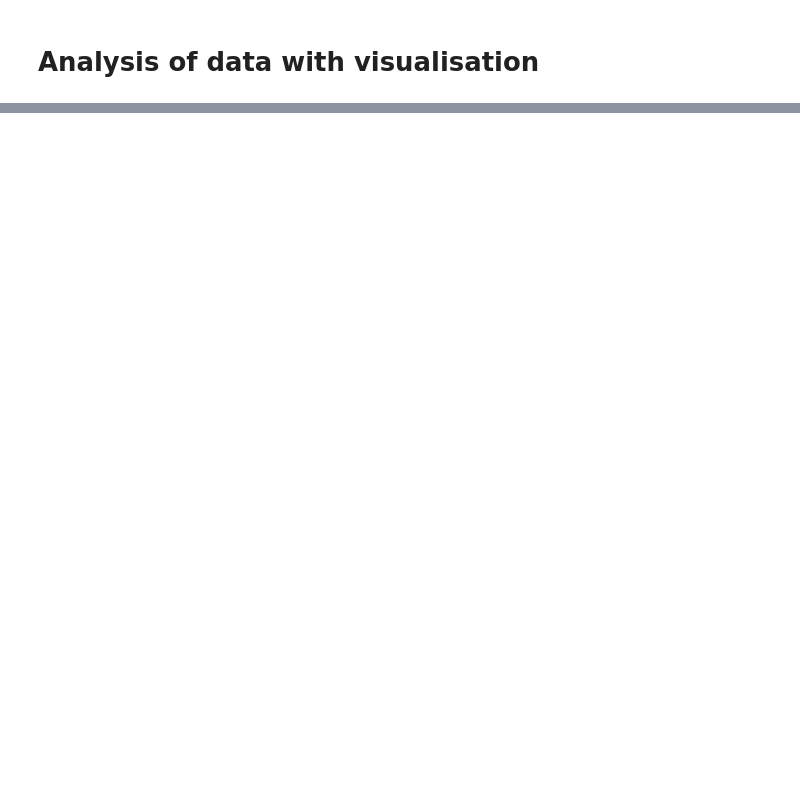
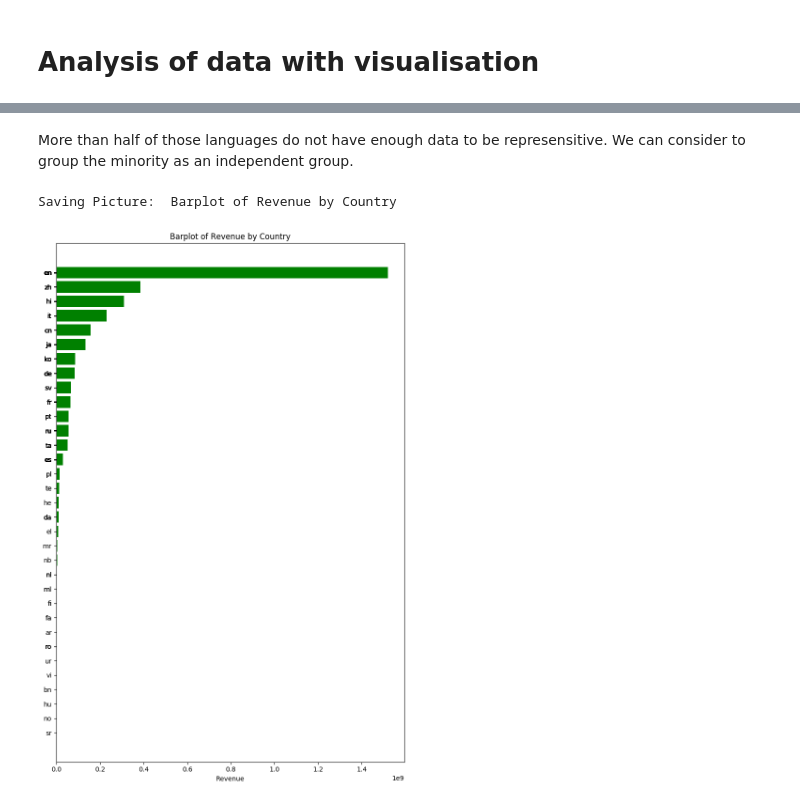
Before and after one commit to AilingLiu/TMDB_Box_Office_Prediction, a Jupyter notebook: tmdb_box_office_revenue_prediction.ipynb, the cells around one changed output, grey strips where cells are left out. Drawn from its saved outputs; the diff is of its cells as text; code cells hidden in the pictures; blank space fills up the shorter version.

```diff
--- a/tmdb_box_office_revenue_prediction.ipynb
+++ b/tmdb_box_office_revenue_prediction.ipynb
@@ -187,0 +281,22 @@ memory usage: 619.1+ KB
+# %% [markdown]
+More than half of those languages do not have enough data to be represensitive. We can consider to group the minority as an independent group.
+# %%
+plt.rcdefaults()
+fig, ax = plt.subplots(figsize=(8, 12))
+
+# Example data
+y_pos = dev_.original_language
+x_pos = dev_.revenue
+
+ax.barh(y_pos, x_pos, align='center',
+        color='green', ecolor='black')
+ax.set_yticks(y_pos)
+#ax.set_yticklabels(people)
+ax.invert_yaxis()  # labels read top-to-bottom
+ax.set_xlabel('Revenue')
+ax.set_title('Barplot of Revenue by Country')
+save_fig('Barplot of Revenue by Country')
+plt.show()
+# %% [output]
+Saving Picture:  Barplot of Revenue by Country
+[figure, added]
```
Also changed, not shown: parts of 13 cells of this notebook.
